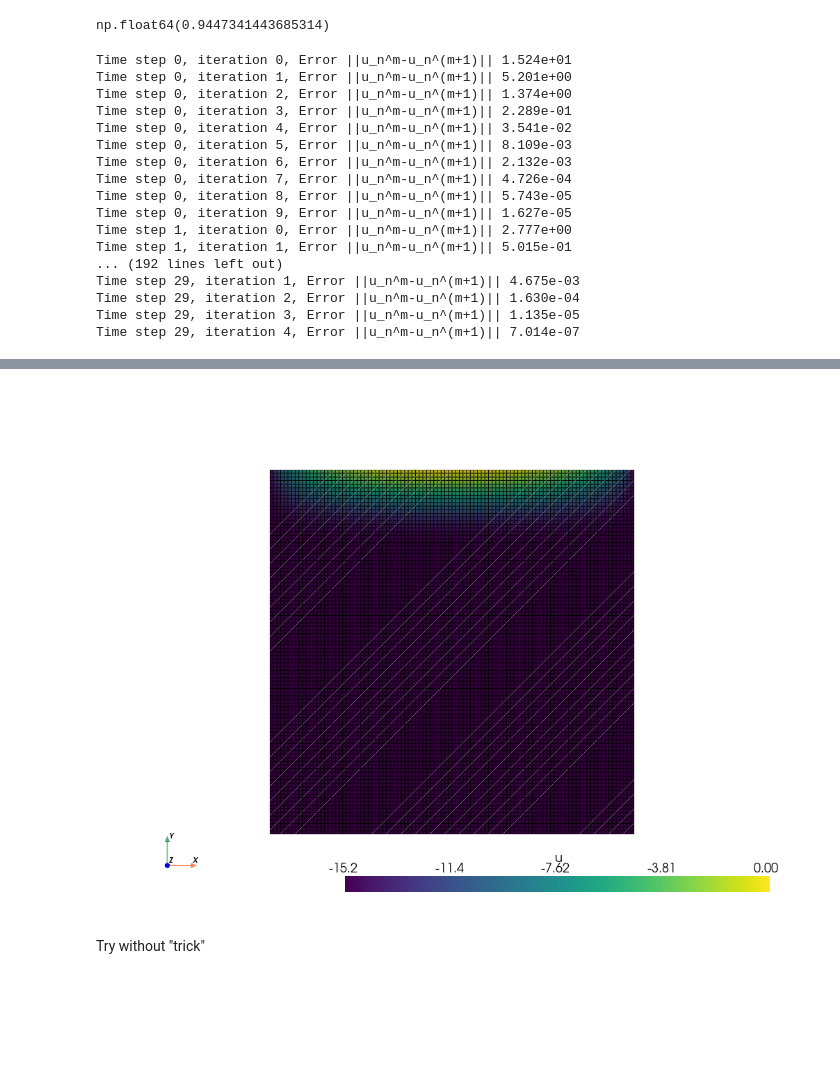
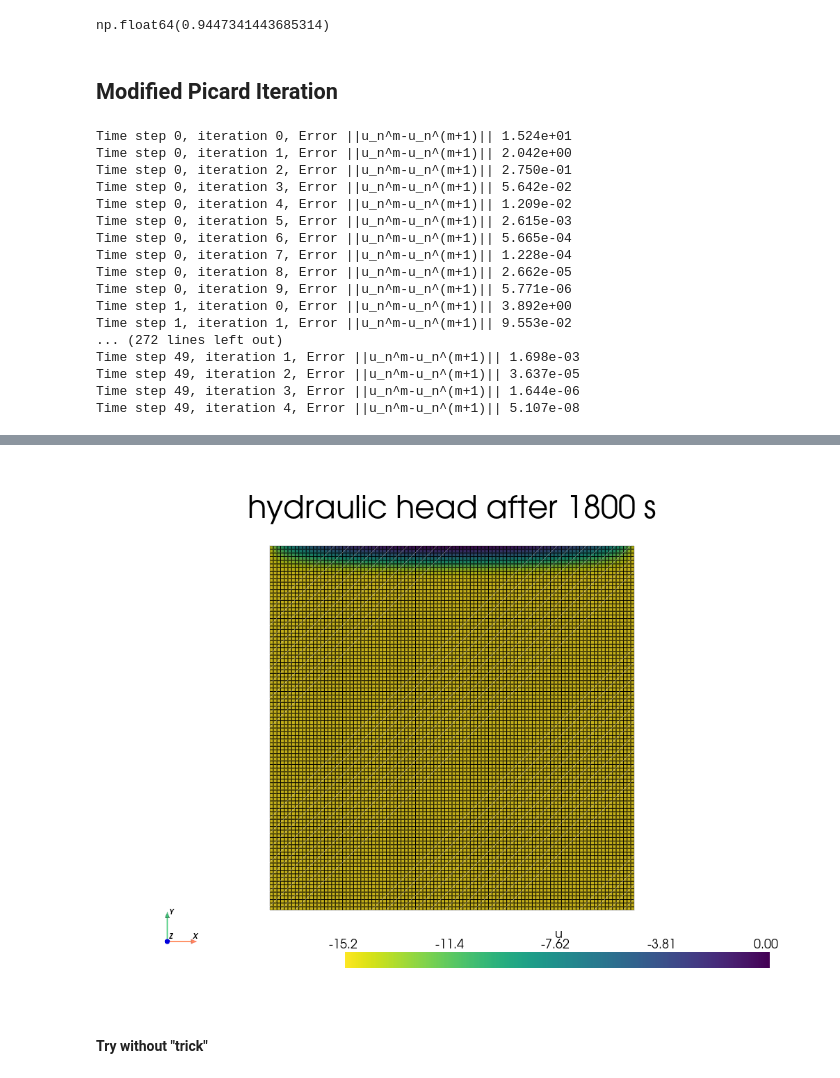
Before and after one commit to lannika-ut/ScientificPractice, a Jupyter notebook: FiniteElements/Richards_transient_Gardner.ipynb, the cells around one changed output, grey strips where cells are left out. Saved outputs shown, nothing was run; the diff lists cells and outputs as text; code cells hidden in the pictures; blank space fills up the shorter version.

```diff
--- a/FiniteElements/Richards_transient_Gardner.ipynb
+++ b/FiniteElements/Richards_transient_Gardner.ipynb
@@ -63,8 +64,8 @@ from petsc4py import PETSc
 # %%
 # Define time discretization parameters
 t = 0.0 # start time
-T = 800 # end time
-num_steps = 30
+T = 1800 # end time
+num_steps = 100
 delta_t = T/num_steps
 
 # Define constants
@@ -73,7 +74,7 @@ theta_r = 0.15 # residual water content
 theta_s = 0.45 # saturated water content
 L = a = 15.24 # height, length of box
 h_r = -15.24 # pressure head when the soil is very dry
-Ks = 3e-5 # saturated hydraulic conductivity
+Ks = 3e-6 # saturated hydraulic conductivity
 
 # Solution constants
 h_0 = 1 - np.exp(alpha*h_r)
@@ -127,6 +128,8 @@ bc_top_fix = dirichletbc(h_top_fix, dofs_L)
 h_top_no = Function(V)
 h_top_no.interpolate(expr_h_noflow)
 bc_top_no = dirichletbc(h_top_no, dofs_L)
+# %% [markdown]
+## Modified Picard Iteration
 # %%
 v = TestFunction(V)
 
@@ -182,23 +185,22 @@ for n in range(num_steps):
     u_n.x.array[:] = u_mp1.x.array
 # %% [output]
 Time step 0, iteration 0, Error ||u_n^m-u_n^(m+1)|| 1.524e+01
-Time step 0, iteration 1, Error ||u_n^m-u_n^(m+1)|| 5.201e+00
-Time step 0, iteration 2, Error ||u_n^m-u_n^(m+1)|| 1.374e+00
-Time step 0, iteration 3, Error ||u_n^m-u_n^(m+1)|| 2.289e-01
-Time step 0, iteration 4, Error ||u_n^m-u_n^(m+1)|| 3.541e-02
-Time step 0, iteration 5, Error ||u_n^m-u_n^(m+1)|| 8.109e-03
-Time step 0, iteration 6, Error ||u_n^m-u_n^(m+1)|| 2.132e-03
-Time step 0, iteration 7, Error ||u_n^m-u_n^(m+1)|| 4.726e-04
-Time step 0, iteration 8, Error ||u_n^m-u_n^(m+1)|| 5.743e-05
-Time step 0, iteration 9, Error ||u_n^m-u_n^(m+1)|| 1.627e-05
-Time step 1, iteration 0, Error ||u_n^m-u_n^(m+1)|| 2.777e+00
-Time step 1, iteration 1, Error ||u_n^m-u_n^(m+1)|| 5.015e-01
-... (192 lines left out)
-Time step 29, iteration 1, Error ||u_n^m-u_n^(m+1)|| 4.675e-03
-Time step 29, iteration 2, Error ||u_n^m-u_n^(m+1)|| 1.630e-04
-Time step 29, iteration 3, Error ||u_n^m-u_n^(m+1)|| 1.135e-05
-Time step 29, iteration 4, Error ||u_n^m-u_n^(m+1)|| 7.014e-07
+Time step 0, iteration 1, Error ||u_n^m-u_n^(m+1)|| 2.042e+00
+Time step 0, iteration 2, Error ||u_n^m-u_n^(m+1)|| 2.750e-01
+Time step 0, iteration 3, Error ||u_n^m-u_n^(m+1)|| 5.642e-02
+Time step 0, iteration 4, Error ||u_n^m-u_n^(m+1)|| 1.209e-02
+Time step 0, iteration 5, Error ||u_n^m-u_n^(m+1)|| 2.615e-03
+Time step 0, iteration 6, Error ||u_n^m-u_n^(m+1)|| 5.665e-04
+Time step 0, iteration 7, Error ||u_n^m-u_n^(m+1)|| 1.228e-04
+Time step 0, iteration 8, Error ||u_n^m-u_n^(m+1)|| 2.662e-05
+Time step 0, iteration 9, Error ||u_n^m-u_n^(m+1)|| 5.771e-06
+Time step 1, iteration 0, Error ||u_n^m-u_n^(m+1)|| 3.892e+00
+Time step 1, iteration 1, Error ||u_n^m-u_n^(m+1)|| 9.553e-02
+... (272 lines left out)
+Time step 49, iteration 1, Error ||u_n^m-u_n^(m+1)|| 1.698e-03
+Time step 49, iteration 2, Error ||u_n^m-u_n^(m+1)|| 3.637e-05
+Time step 49, iteration 3, Error ||u_n^m-u_n^(m+1)|| 1.644e-06
+Time step 49, iteration 4, Error ||u_n^m-u_n^(m+1)|| 5.107e-08
 # %%
-from visualization_fct import *
-plotScalarFunction(V,u_n)
+plotScalarFunction(V,u_n, title=f"hydraulic head after {T} s", cmap = "viridis_r")
 # %% [output]
@@ -205,6 +208,6 @@ plotScalarFunction(V,u_n)
-[figure, old version]
+[figure, new version]
 # %% [markdown]
-Try without "trick"
+#### Try without "trick"
 # %%
 v = TestFunction(V)
 u_n = Function(V)
```
Also changed, not shown: parts of 9 cells of this notebook, 1 other file.
